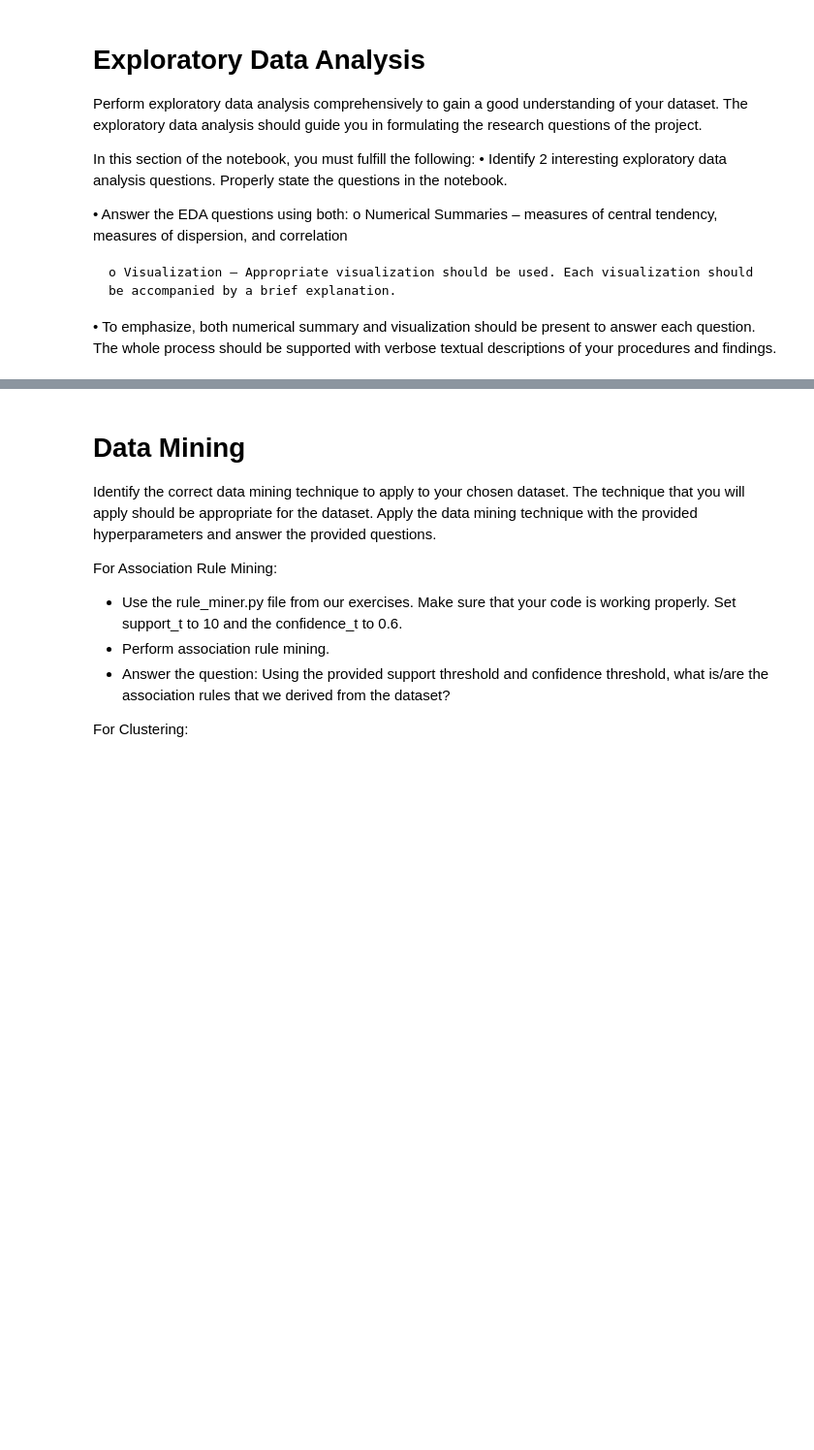
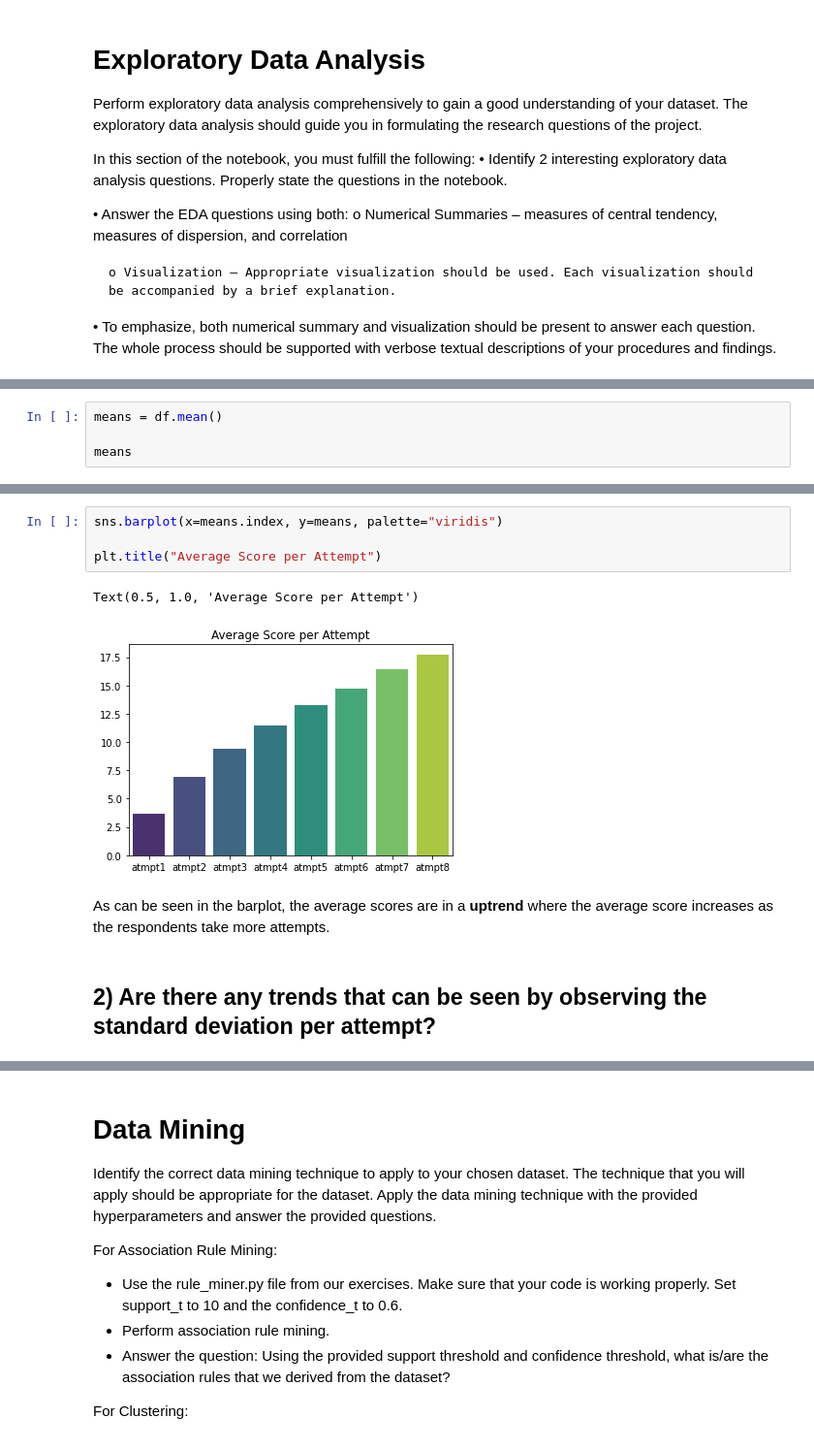
Before and after one commit to rileyuy/CSMODEL_Project_2, a Jupyter notebook: Project 2.ipynb, the cells around one changed output, grey strips where cells are left out. Shown: that part at 97% size. Saved outputs shown, nothing was run; the diff lists cells and outputs as text; blank space fills up the shorter version.

Commit message:
Added 2 EDA Questions and answered them visually and numerically

```diff
--- a/Project 2.ipynb
+++ b/Project 2.ipynb
@@ -109,0 +117,4 @@ questions in the notebook.
+# %%
+means = df.mean()
+
+means
@@ -109,0 +131,11 @@ questions in the notebook.
+# %%
+sns.barplot(x=means.index, y=means, palette="viridis")
+
+plt.title("Average Score per Attempt")
+# %% [output]
+Text(0.5, 1.0, 'Average Score per Attempt')
+[figure, added]
+# %% [markdown]
+As can be seen in the barplot, the average scores are in a **uptrend** where the average score increases as the respondents take more attempts.
+# %% [markdown]
+## 2) Are there any trends that can be seen by observing the standard deviation per attempt?
```
Also changed, not shown: parts of 9 cells of this notebook.
